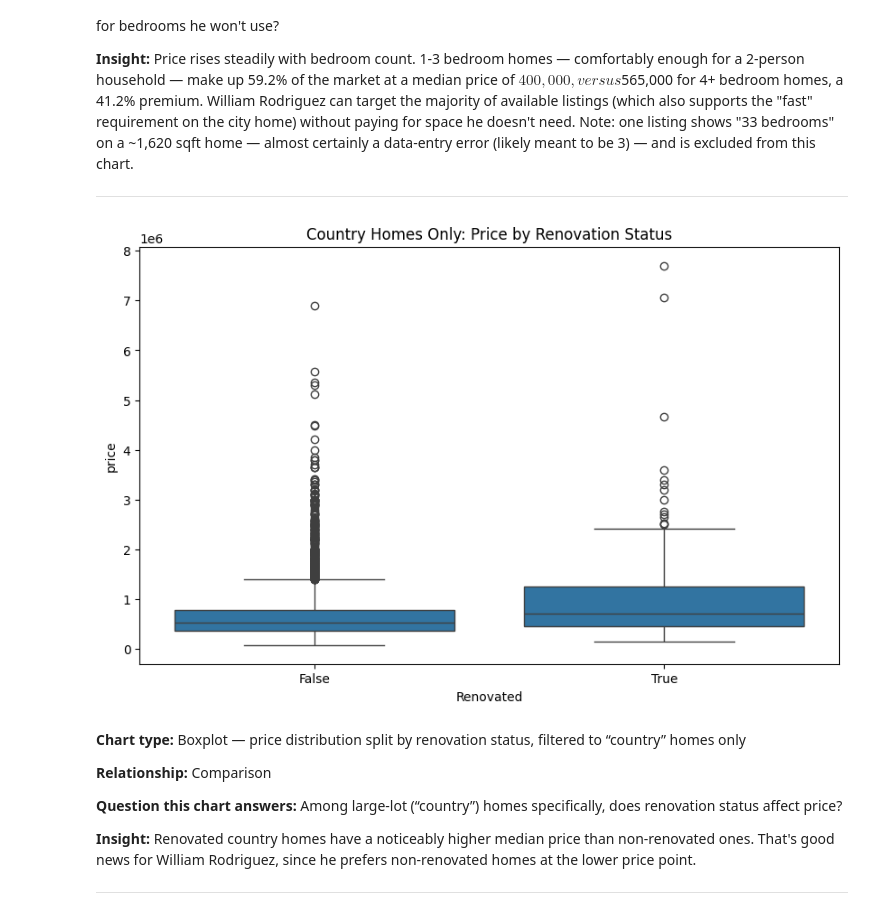
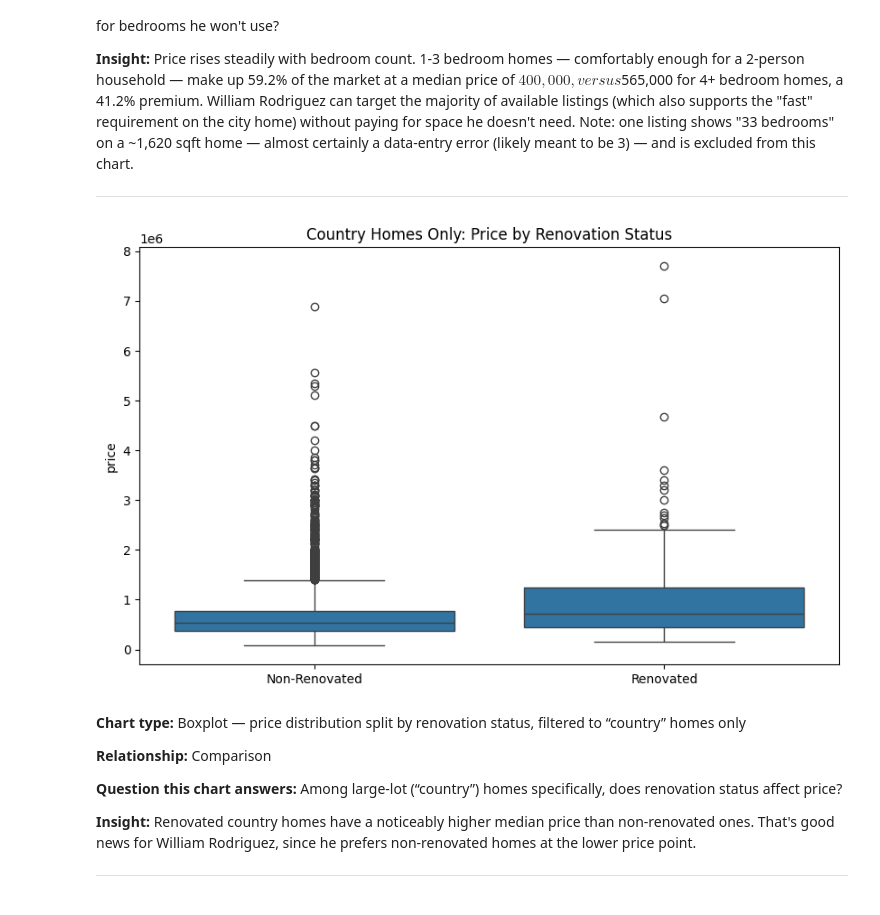
Before and after one commit to jolennd/ds-eda-project, a Jupyter notebook: 04_eda.ipynb, the cells around one changed output. Drawn from its saved outputs; the diff is of its cells as text; code cells hidden in the pictures.

```diff
--- a/04_eda.ipynb
+++ b/04_eda.ipynb
@@ -553,17 +561,18 @@ Name: count, dtype: int64
 # %%
 # Restrict to "country" homes only, then compare renovated vs. non-renovated
 # price within that subset (rather than across the whole dataset).
 country_df = df[df["is_country"]]
 renovated_country = country_df["yr_renovated"].fillna(0) > 0
 
 plt.figure(figsize=(10, 6))
 ax = sns.boxplot(x=renovated_country, y=country_df["price"])
 plt.setp(ax.artists, alpha=0.5, linewidth=2, edgecolor="k")
-plt.xlabel("Renovated")
+ax.set_xticklabels(["Non-Renovated", "Renovated"])
+ax.set_xlabel("")
 plt.title("Country Homes Only: Price by Renovation Status")
 plt.show()
 # %% [output]
-[figure, old version]
+[figure, new version]
 # %% [markdown]
 **Chart type:** Boxplot — price distribution split by renovation status, filtered to “country” homes only
 
```
Also changed, not shown: parts of 3 cells of this notebook.
